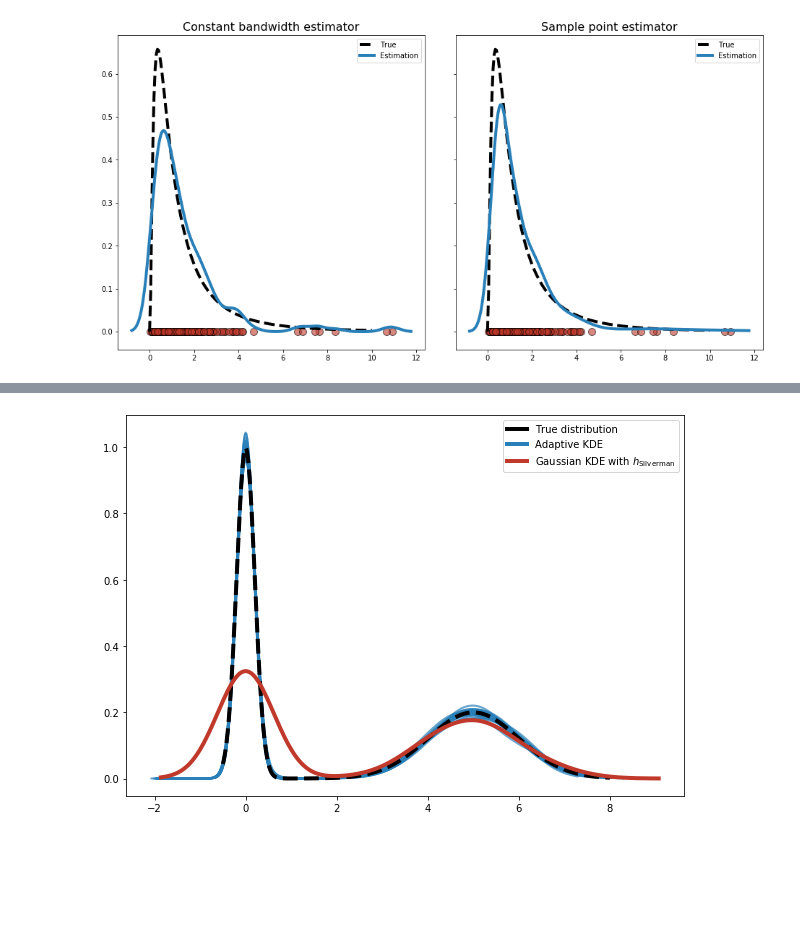
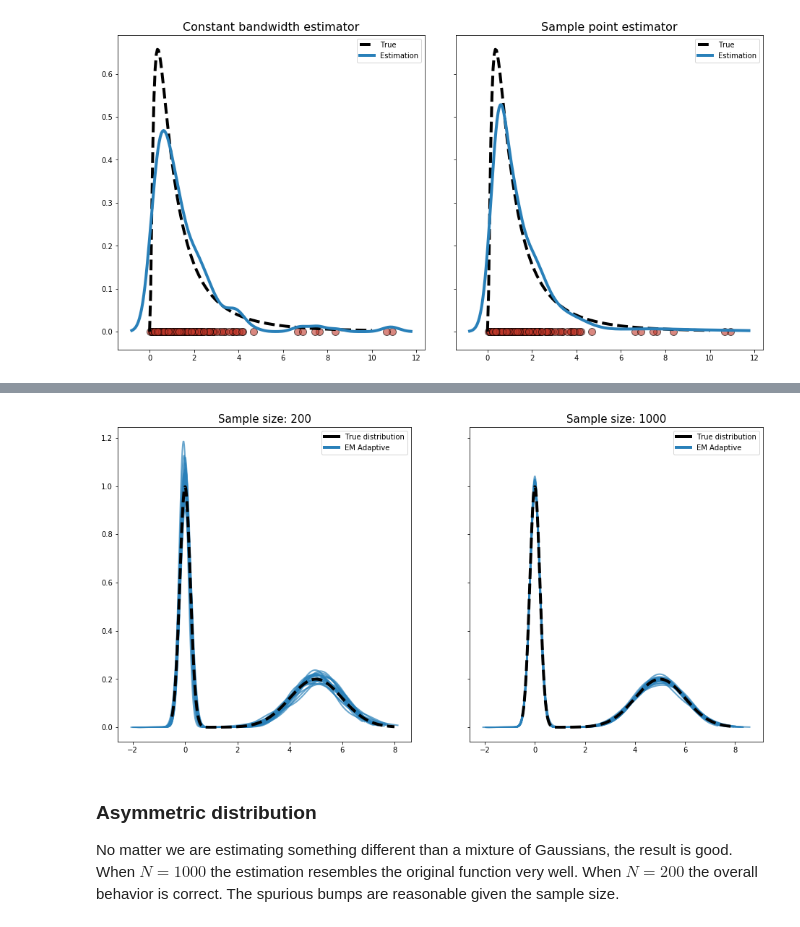
Before and after one commit to tomicapretto/density_estimation, a Jupyter notebook: notebooks/04_adaptive_bandwidth_kde.ipynb, the cells around one changed output, grey strips where cells are left out. Saved outputs shown, nothing was run; the diff lists cells and outputs as text; code cells hidden in the pictures; blank space fills up the shorter version.

```diff
--- a/notebooks/04_adaptive_bandwidth_kde.ipynb
+++ b/notebooks/04_adaptive_bandwidth_kde.ipynb
@@ -606,17 +681,18 @@ def em_kde(x, gauss_n=None, grid_len=None, extend=True, iter_max=200, tol=0.005,
 # %%
 np.random.seed(1234)
-colors = ["black", DARK_BLUE, DARK_RED]
-labels = ["True distribution", "Adaptive KDE", r"Gaussian KDE with $h_{\mathrm{Silverman}}$"]
+colors = ["black", DARK_BLUE]
+labels = ["True distribution", "EM Adaptive"]
 lines = [Line2D([0], [0], color=c, linewidth=4) for c in colors]
 
 x_grid = np.linspace(-3.5, 3.5, 500)
-for i in range(20):
-    rvs = np.random.normal(size=1000)
-    x_kde, y_kde = em_kde(rvs)
-    plt.plot(x_kde, y_kde, linewidth=2, color=DARK_BLUE, alpha=0.7)
+fig, axes = plt.subplots(1, 2, figsize = (16, 8), sharey=True)
 
-plt.plot(x_grid, stats.norm.pdf(x_grid), linewidth=4, linestyle="--", color="black")
-x_kde, y_kde = convolution_kde(rvs)
-plt.plot(x_kde, y_kde, linewidth=4, color=DARK_RED)
-plt.legend(lines, labels);
+for ax, size in zip([0, 1], [200, 1000]):
+    for i in range(20):
+        rvs = np.random.normal(size=size)
+        x_kde, y_kde = em_kde(rvs)
+        axes[ax].plot(x_kde, y_kde, linewidth=2, color=DARK_BLUE, alpha=0.7)
+    axes[ax].plot(x_grid, stats.norm.pdf(x_grid), linewidth=4, linestyle="--", color="black")
+    axes[ax].set_title('Sample size: ' + str(size), size=15)
+    axes[ax].legend(lines, labels);
 # %% [output]
@@ -624,26 +704,26 @@ plt.legend(lines, labels);
 # %%
 np.random.seed(1234)
 mean = [0, 5]
 sd = [0.2, 1]
-n = 1000
 x_grid = np.linspace(-0.5, 8, 1000)
 pdf_true = get_pdf(x_grid, mean, sd)
 
-colors = ["black", DARK_BLUE, DARK_RED]
-labels = ["True distribution", "Adaptive KDE", r"Gaussian KDE with $h_{\mathrm{Silverman}}$"]
-lines = [Line2D([0], [0], color=c, linewidth=4) for c in colors]
+fig, axes = plt.subplots(1, 2, figsize = (16, 8), sharey=True)
 
-for i in range(20):
-    rvs = generate_rvs(n, mean, sd)
-    x_kde, y_kde = em_kde(rvs)
-    plt.plot(x_kde, y_kde, linewidth=2, color=DARK_BLUE, alpha=0.7)
-
-plt.plot(x_grid, pdf_true, linewidth=4, linestyle="--", color="black")
-x_kde, y_kde = convolution_kde(rvs)
-plt.plot(x_kde, y_kde, linewidth=4, color=DARK_RED)
-plt.legend(lines, labels);
+for ax, size in zip([0, 1], [200, 1000]):
+    for i in range(20):
+        rvs = generate_rvs(size, mean, sd)
+        x_kde, y_kde = em_kde(rvs)
+        axes[ax].plot(x_kde, y_kde, linewidth=2, color=DARK_BLUE, alpha=0.7)
+    axes[ax].plot(x_grid, pdf_true, linewidth=4, linestyle="--", color="black")
+    axes[ax].set_title('Sample size: ' + str(size), size=15)
+    axes[ax].legend(lines, labels);
 # %% [output]
-[figure, old version]
+[figure, new version]
+# %% [markdown]
+### Asymmetric distribution
+
+No matter we are estimating something different than a mixture of Gaussians, the result is good. When $N=1000$ the estimation resembles the original function very well. When $N=200$ the overall behavior is correct. The spurious bumps are reasonable given the sample size.
 # %%
 np.random.seed(1234)
 x_grid = np.linspace(0, 10, 200)
```
Also changed, not shown: parts of 18 cells of this notebook, 2 other files.
